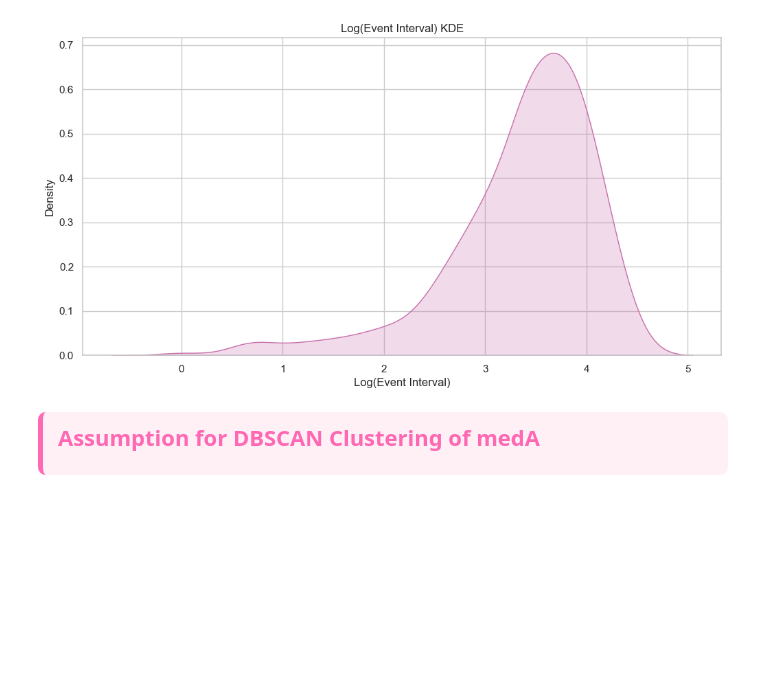
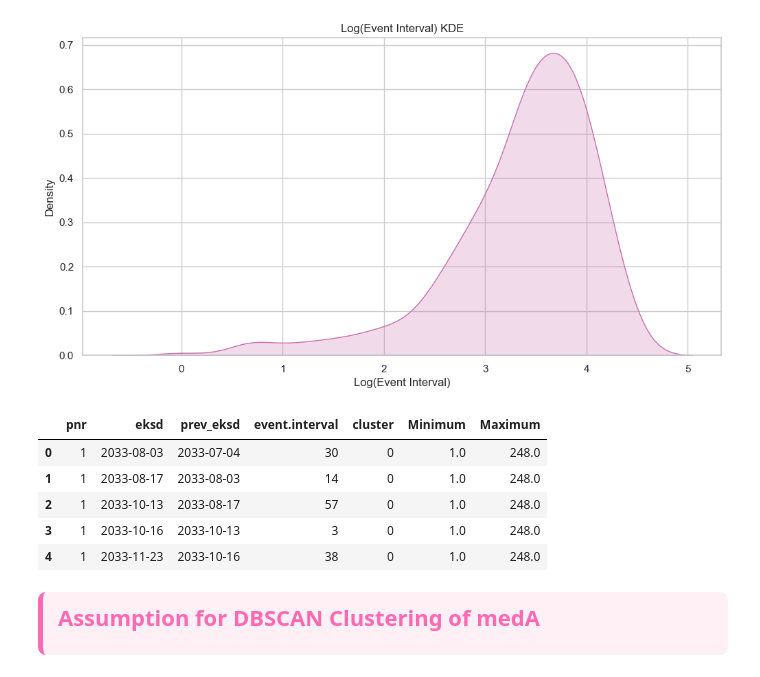
Before and after one commit to llewelyndramayo/CS-3203N, a Jupyter notebook: Assignment-4-Data-Analytics/code/SEE_dbscan.ipynb, the cells around one changed output. Cells and saved outputs as stored; diff of their text form; code cells hidden in the pictures; blank space fills up the shorter version.

```diff
--- a/Assignment-4-Data-Analytics/code/SEE_dbscan.ipynb
+++ b/Assignment-4-Data-Analytics/code/SEE_dbscan.ipynb
@@ -237,6 +246,15 @@ medB_clustered = see_dbscan('medB', tidy)
 # %% [output]
 [figure]
 [figure]
+# %%
+medB_clustered.head()
+# %% [output]
+|  | pnr | eksd | prev_eksd | event.interval | cluster | Minimum | Maximum |
+| 0 | 1 | 2033-08-03 | 2033-07-04 | 30 | 0 | 1.0 | 248.0 |
+| 1 | 1 | 2033-08-17 | 2033-08-03 | 14 | 0 | 1.0 | 248.0 |
+| 2 | 1 | 2033-10-13 | 2033-08-17 | 57 | 0 | 1.0 | 248.0 |
+| 3 | 1 | 2033-10-16 | 2033-10-13 | 3 | 0 | 1.0 | 248.0 |
+| 4 | 1 | 2033-11-23 | 2033-10-16 | 38 | 0 | 1.0 | 248.0 |
 # %% [markdown]
 <div style="background-color: #fff0f5; padding: 15px; border-radius: 8px; border-left: 5px solid #ff69b4;">
     <p style="color:#ff69b4; font-family: 'Comic Sans MS', cursive; font-size: 22px; font-weight: bold; margin: 0;">
```
Also changed, not shown: parts of 1 cell of this notebook.
